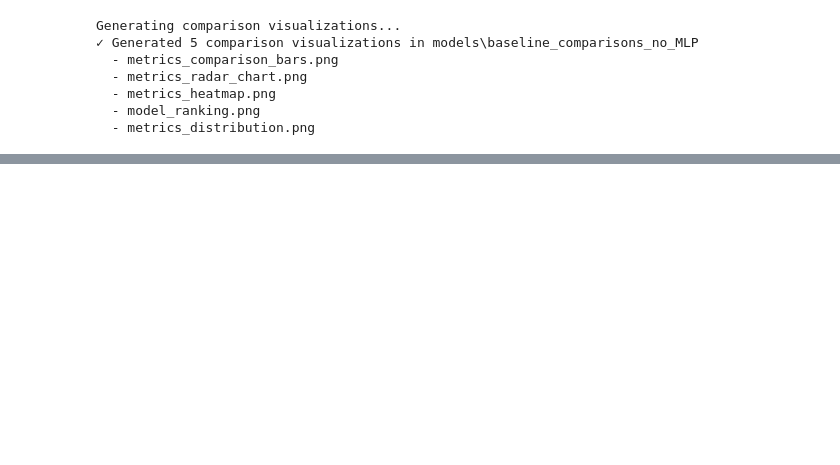
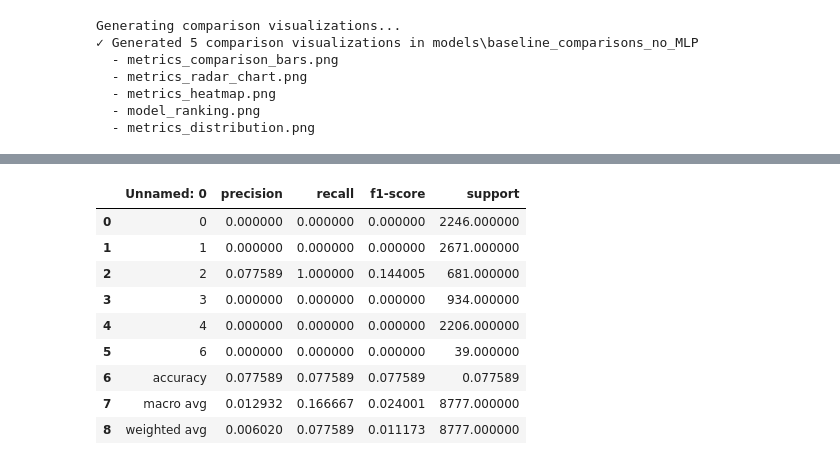
Before and after one commit to NoahWeaves/8001FinalProject, a Jupyter notebook: model_comparison_viz.ipynb, the cells around one changed output, grey strips where cells are left out. Cells and saved outputs as stored; diff of their text form; code cells hidden in the pictures; blank space fills up the shorter version.

Commit message:
Added an analysis of training differences between models.

```diff
--- a/model_comparison_viz.ipynb
+++ b/model_comparison_viz.ipynb
@@ -206,0 +216,13 @@ Generating comparison visualizations...
+# %%
+pd.read_csv("models\MLP_GPU\MLP_GPU_holdout_classification_report.csv")
+# %% [output]
+|  | Unnamed: 0 | precision | recall | f1-score | support |
+| 0 | 0 | 0.000000 | 0.000000 | 0.000000 | 2246.000000 |
+| 1 | 1 | 0.000000 | 0.000000 | 0.000000 | 2671.000000 |
+| 2 | 2 | 0.077589 | 1.000000 | 0.144005 | 681.000000 |
+| 3 | 3 | 0.000000 | 0.000000 | 0.000000 | 934.000000 |
+| 4 | 4 | 0.000000 | 0.000000 | 0.000000 | 2206.000000 |
+| 5 | 6 | 0.000000 | 0.000000 | 0.000000 | 39.000000 |
+| 6 | accuracy | 0.077589 | 0.077589 | 0.077589 | 0.077589 |
+| 7 | macro avg | 0.012932 | 0.166667 | 0.024001 | 8777.000000 |
+| 8 | weighted avg | 0.006020 | 0.077589 | 0.011173 | 8777.000000 |
```
Also changed, not shown: parts of 2 cells of this notebook, 1 other file.
